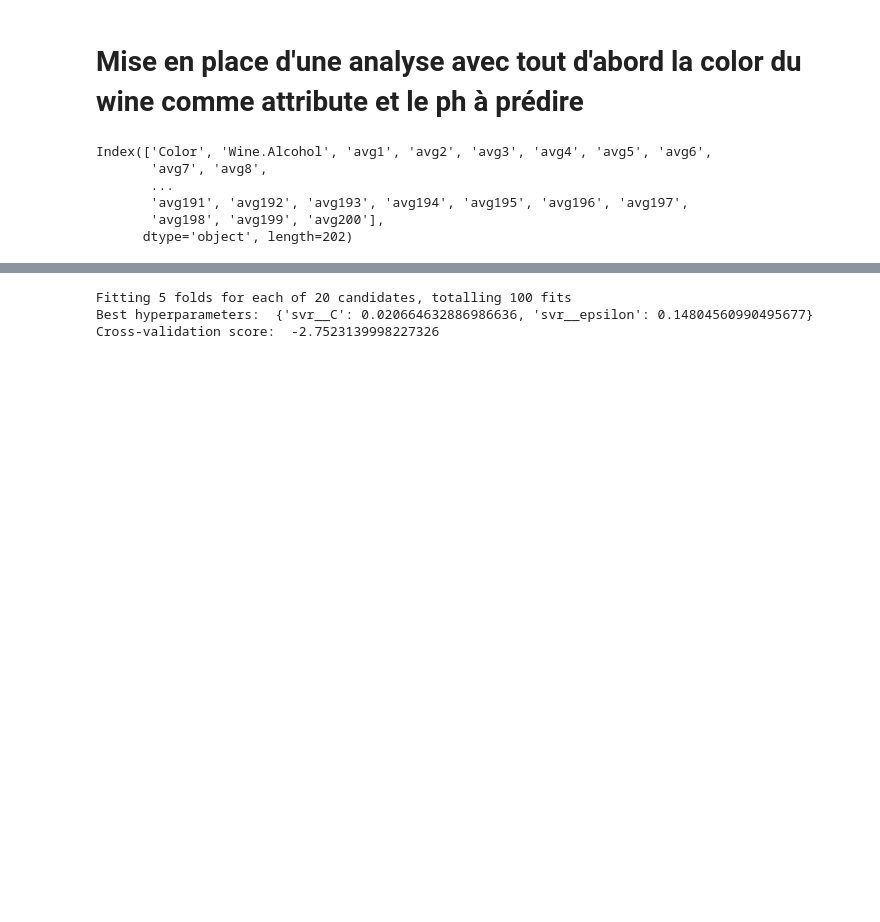
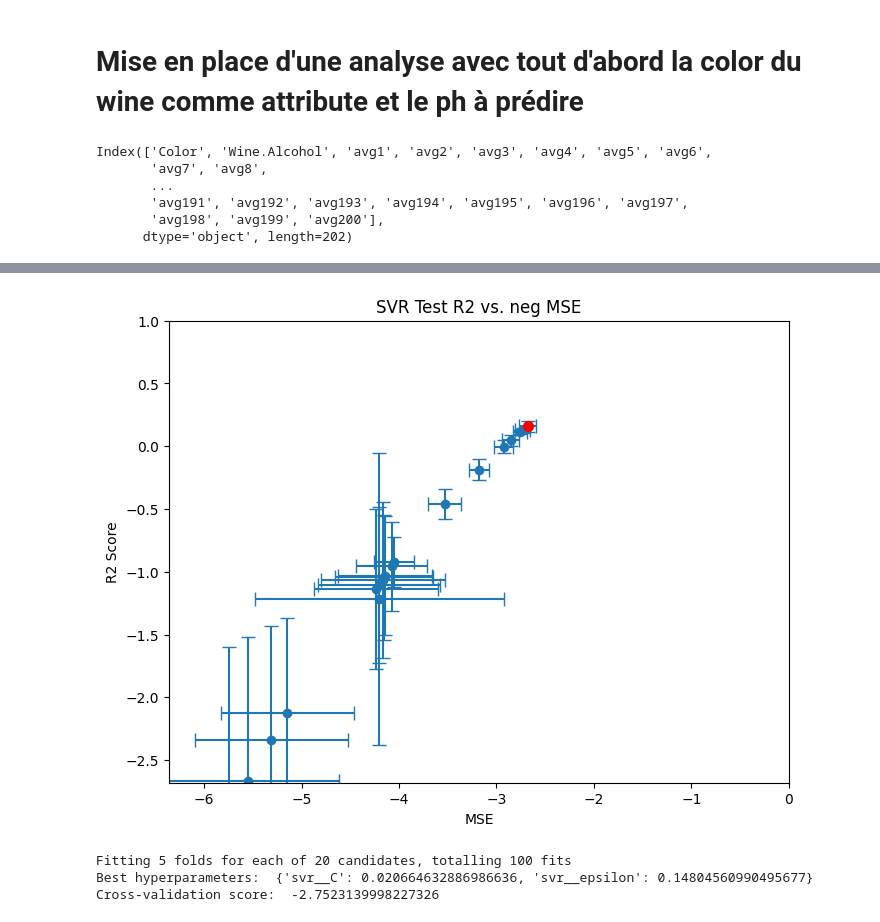
Before and after one commit to ameliemelo/projet_wine, a Jupyter notebook: all_col_standard_scaled.ipynb, the cells around one changed output, grey strips where cells are left out. Cells and saved outputs as stored; diff of their text form; code cells hidden in the pictures; blank space fills up the shorter version.

```diff
--- a/all_col_standard_scaled.ipynb
+++ b/all_col_standard_scaled.ipynb
@@ -232,0 +308,21 @@ scorers = {
+# %%
+import matplotlib.pyplot as plt
+
+
+mean_test_scores = rand_KerR.cv_results_['mean_test_mse']
+mean_test_r2_scores = rand_KerR.cv_results_['mean_test_r2']
+std_test_score = rand_KerR.cv_results_['std_test_mse']
+std_test_r2_scores = rand_KerR.cv_results_['std_test_r2']
+best_i = rand_KerR.best_index_
+
+plt.figure(figsize=(8, 6))
+plt.errorbar(mean_test_scores, mean_test_r2_scores, xerr = std_test_score ,yerr=std_test_r2_scores, fmt='o', capsize=5)
+plt.scatter(mean_test_scores[best_i], mean_test_r2_scores[best_i], color='red', s=50, zorder=10)
+plt.xlabel('MSE')
+plt.xlim(2*rand_KerR.best_score_-1,0)
+plt.ylim(rand_KerR.best_score_,1)
+plt.ylabel('R2 Score')
+plt.title('SVR Test R2 vs. neg MSE')
+plt.show()
+# %% [output]
+[figure, added]
```
Also changed, not shown: parts of 10 cells of this notebook, 1 other file.
